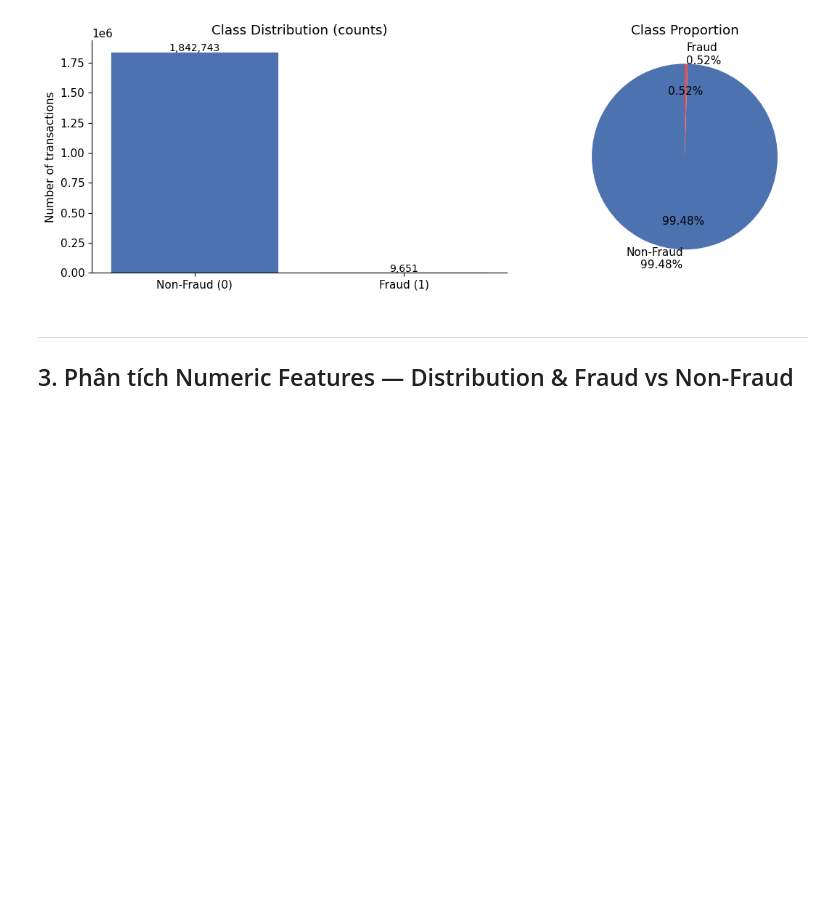
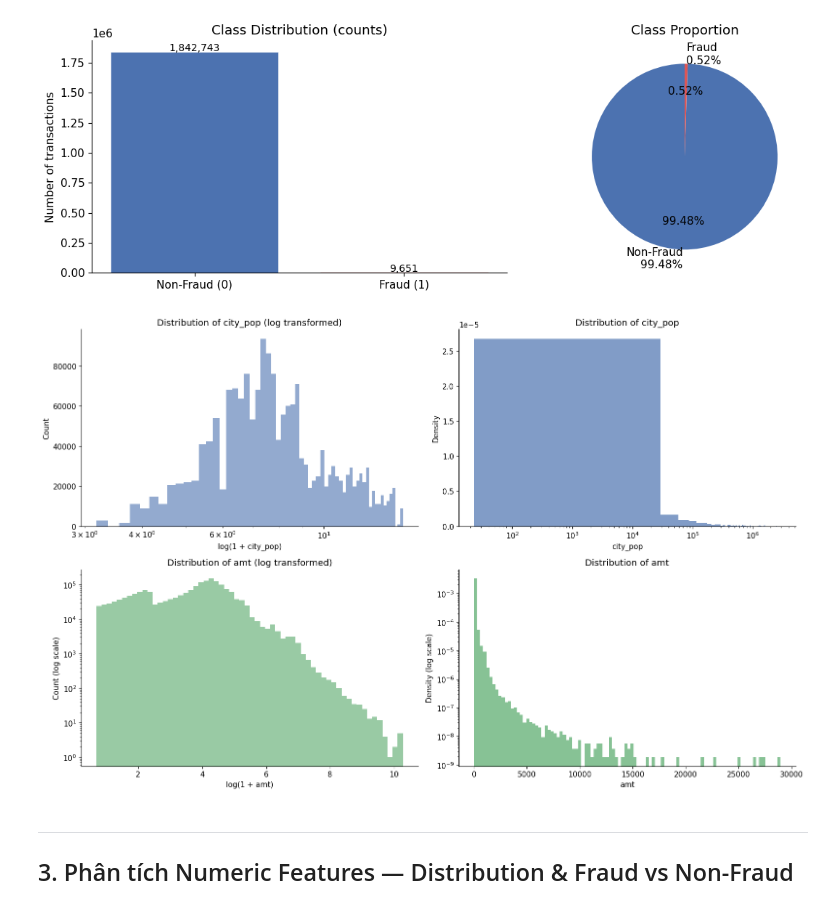
Before and after one commit to Ciss48/Fraud-Detection, a Jupyter notebook: notebooks/phase1_eda.ipynb, the cells around one changed output. Drawn from its saved outputs; the diff is of its cells as text; code cells hidden in the pictures; blank space fills up the shorter version.

```diff
--- a/notebooks/phase1_eda.ipynb
+++ b/notebooks/phase1_eda.ipynb
@@ -133,6 +150,54 @@ Non-fraud : 1,842,743 (99.48%)
 Fraud     : 9,651 (0.52%)
 Imbalance ratio: 1 : 190
 [figure]
+# %%
+import matplotlib.pyplot as plt
+import numpy as np
+
+fig, axs = plt.subplots(2, 2, figsize=(16, 10))
+
+# ===== Row 1: CITY_POP =====
+# city_pop log transformed
+axs[0, 0].hist(np.log1p(df['city_pop']), bins=60, alpha=0.6, color='#4C72B0')
+axs[0, 0].set_xscale('log')
+axs[0, 0].set_xlabel('log(1 + city_pop)')
+axs[0, 0].set_ylabel('Count')
+axs[0, 0].set_title('Distribution of city_pop (log transformed)')
+
+
+# city_pop raw
+axs[0, 1].hist(df['city_pop'], bins=100, alpha=0.7, density=True, color='#4C72B0')
+axs[0, 1].set_xscale('log')
+axs[0, 1].set_xlabel('city_pop')
+axs[0, 1].set_ylabel('Density')
+axs[0, 1].set_title('Distribution of city_pop')
+
+
+# amt log transformed
+axs[1, 0].hist(np.log1p(df['amt']), bins=60, alpha=0.6, color='#55A868')
+axs[1, 0].set_yscale('log')
+axs[1, 0].set_xlabel('log(1 + amt)')
+axs[1, 0].set_ylabel('Count (log scale)')
+axs[1, 0].set_title('Distribution of amt (log transformed)')
+
+
+# amt raw
+axs[1, 1].hist(df['amt'], bins=100, alpha=0.7, density=True, color='#55A868')
+axs[1, 1].set_yscale('log')
+axs[1, 1].set_xlabel('amt')
+axs[1, 1].set_ylabel('Density (log scale)')
+axs[1, 1].set_title('Distribution of amt')
+
+
+plt.tight_layout()
+
+plt.savefig(FIG_DIR + 'combined_distribution.png',
+            dpi=120,
+            bbox_inches='tight')
+
+plt.show()
+# %% [output]
+[figure, added]
 # %% [markdown]
 ---
 ## 3. Phân tích Numeric Features — Distribution & Fraud vs Non-Fraud
```
Also changed, not shown: parts of 9 cells of this notebook, 14 other files.
